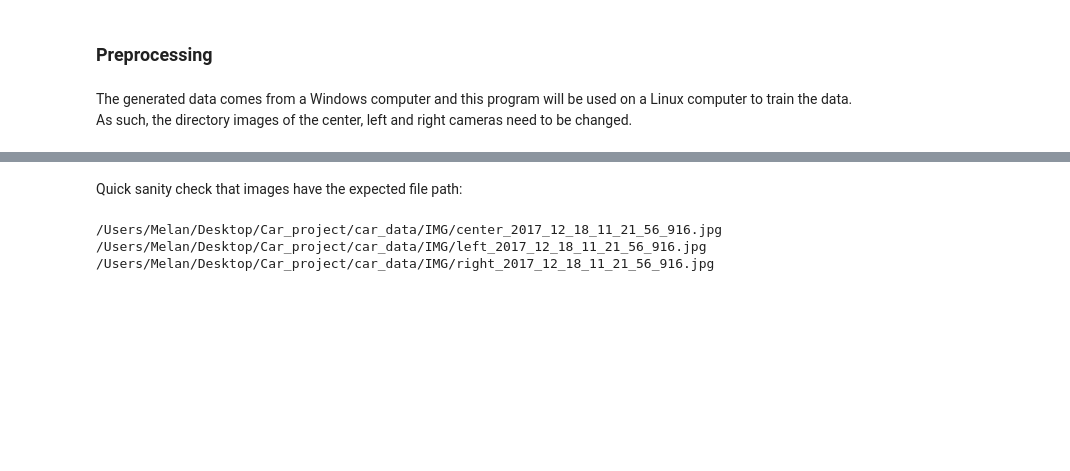
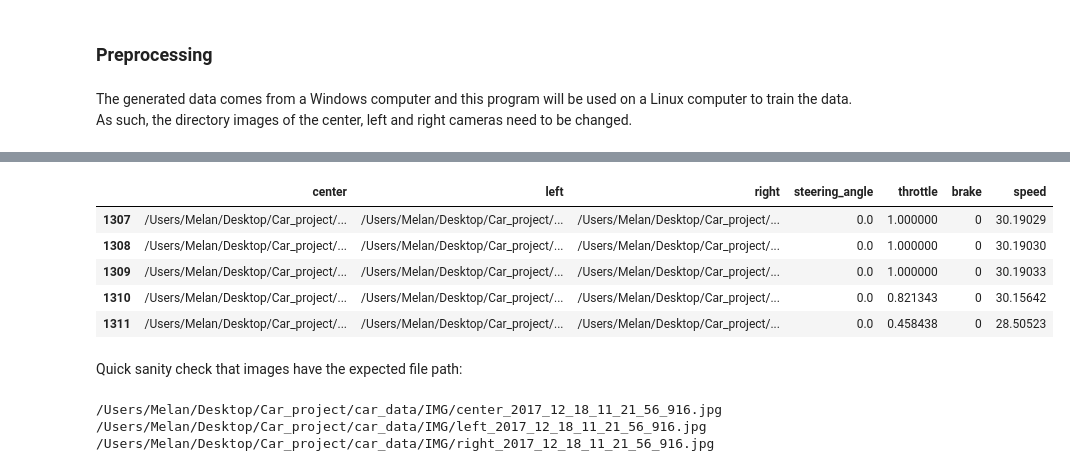
Before and after one commit to MelanVijayaratnam/self-driving, a Jupyter notebook: self-driving.ipynb, the cells around one changed output, grey strips where cells are left out. Saved outputs shown, nothing was run; the diff lists cells and outputs as text; code cells hidden in the pictures; blank space fills up the shorter version.

```diff
--- a/self-driving.ipynb
+++ b/self-driving.ipynb
@@ -119,6 +119,15 @@ data.head()
 | 2 | /Users/Melan/Desktop/Car_project/... | /Users/Melan/Desktop/Car_project/... | /Users/Melan/Desktop/Car_project/... | 0.00 | 1.0 | 0 | 30.19031 |
 | 3 | /Users/Melan/Desktop/Car_project/... | /Users/Melan/Desktop/Car_project/... | /Users/Melan/Desktop/Car_project/... | -0.15 | 1.0 | 0 | 30.18509 |
 | 4 | /Users/Melan/Desktop/Car_project/... | /Users/Melan/Desktop/Car_project/... | /Users/Melan/Desktop/Car_project/... | -0.35 | 1.0 | 0 | 30.16424 |
+# %%
+data.tail()
+# %% [output]
+|  | center | left | right | steering_angle | throttle | brake | speed |
+| 1307 | /Users/Melan/Desktop/Car_project/... | /Users/Melan/Desktop/Car_project/... | /Users/Melan/Desktop/Car_project/... | 0.0 | 1.000000 | 0 | 30.19029 |
+| 1308 | /Users/Melan/Desktop/Car_project/... | /Users/Melan/Desktop/Car_project/... | /Users/Melan/Desktop/Car_project/... | 0.0 | 1.000000 | 0 | 30.19030 |
+| 1309 | /Users/Melan/Desktop/Car_project/... | /Users/Melan/Desktop/Car_project/... | /Users/Melan/Desktop/Car_project/... | 0.0 | 1.000000 | 0 | 30.19033 |
+| 1310 | /Users/Melan/Desktop/Car_project/... | /Users/Melan/Desktop/Car_project/... | /Users/Melan/Desktop/Car_project/... | 0.0 | 0.821343 | 0 | 30.15642 |
+| 1311 | /Users/Melan/Desktop/Car_project/... | /Users/Melan/Desktop/Car_project/... | /Users/Melan/Desktop/Car_project/... | 0.0 | 0.458438 | 0 | 28.50523 |
 # %% [markdown]
 Quick sanity check that images have the expected file path:
 # %%
```
Also changed, not shown: parts of 11 cells of this notebook.
